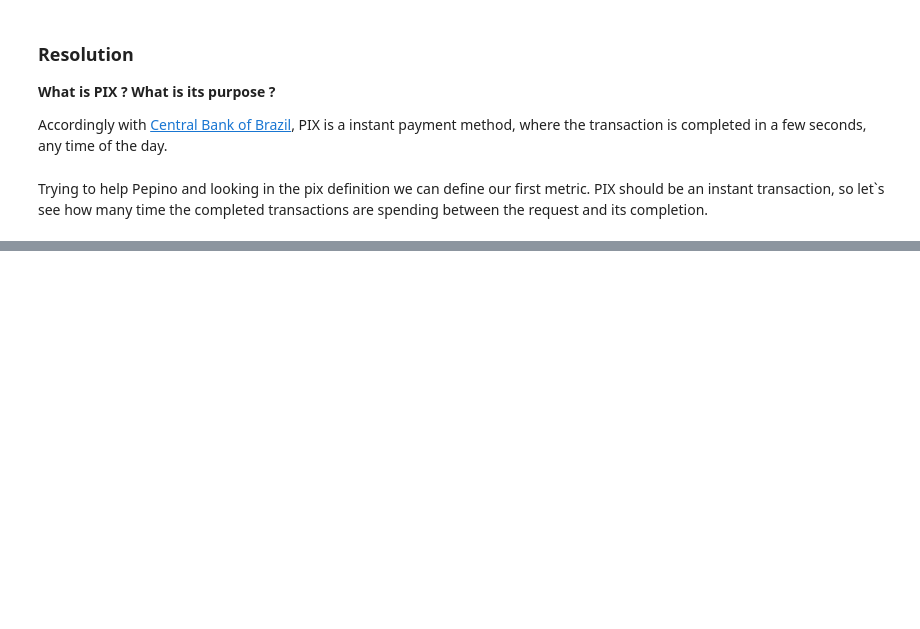
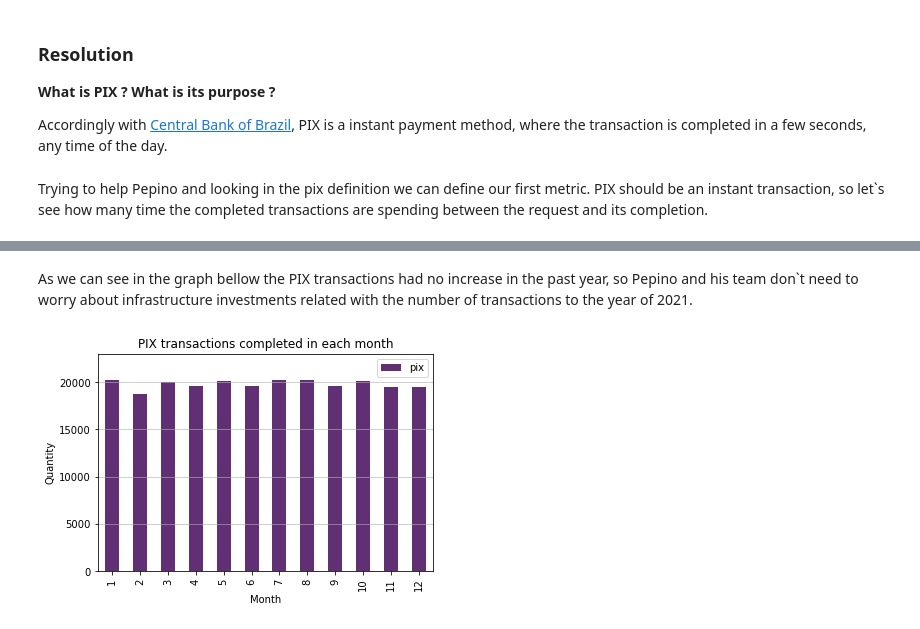
Before and after one commit to fpmacedo/Nubank-Analytics-Engineer-Case, a Jupyter notebook: etl.ipynb, the cells around one changed output, grey strips where cells are left out. Drawn from its saved outputs; the diff is of its cells as text; code cells hidden in the pictures; blank space fills up the shorter version.

```diff
--- a/etl.ipynb
+++ b/etl.ipynb
@@ -552,0 +561,8 @@ sns.distplot(dif_plot, bins=3000)
+# %%
+pix_in_month = pd.read_sql('''SELECT COUNT(id) AS PIX, t.action_month, f.status, f.type
+                                FROM fact_movements_table AS f
+                                JOIN dim_time_table AS t ON t.time_id = CAST(f.completed_at AS NUMERIC)
+                                GROUP BY t.action_month, f.status, f.type
+                                HAVING f.status = 'completed' AND f.type = 'pix'
+
+''', engine)
@@ -552,0 +585,12 @@ sns.distplot(dif_plot, bins=3000)
+# %% [markdown]
+As we can see in the graph bellow the PIX transactions had no increase in the past year, so Pepino and his team don`t need to worry about infrastructure investments related with the number of transactions to the year of 2021.
+# %%
+dif_plot = pix_in_month[['pix', 'action_month']]
+ax = dif_plot.plot.bar(x ='action_month', y='pix',color='#612F74')
+pl.title("PIX transactions completed in each month")
+pl.xlabel("Month")
+pl.ylabel("Quantity")
+pl.ylim(0,23000)
+pl.grid(axis='y', alpha=0.75)
+# %% [output]
+[figure, added]
```
Also changed, not shown: parts of 10 cells of this notebook.
